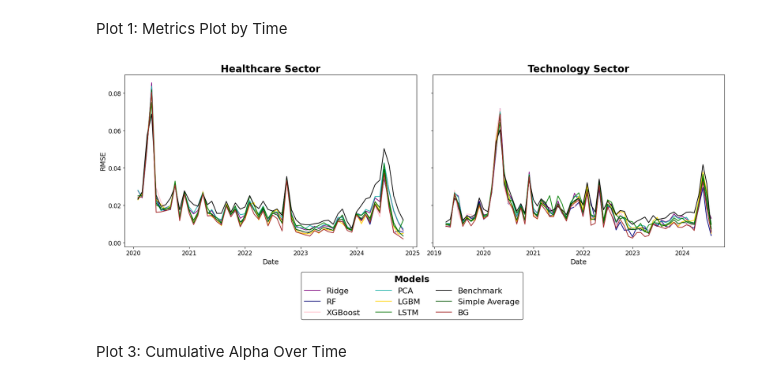
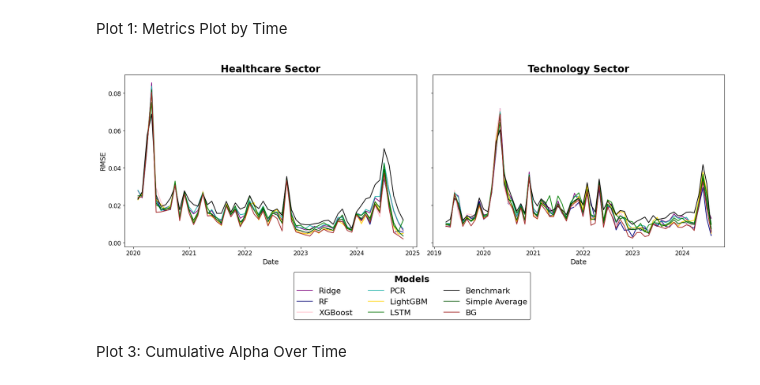
Before and after one commit to willafred/AlphaVision, a Jupyter notebook: alpha_plots.ipynb, the cells around one changed output. Saved outputs shown, nothing was run; the diff lists cells and outputs as text; code cells hidden in the pictures.

Commit message:
edit pca to pcr, lgbm to lightgbm

```diff
--- a/alpha_plots.ipynb
+++ b/alpha_plots.ipynb
@@ -85,11 +85,11 @@ Plot 1: Metrics Plot by Time
 # Single Plot
 import pandas as pd
 import matplotlib.pyplot as plt
-label_mapping = {'ridge': 'Ridge', 'xgboost': 'XGBoost', 'rf': 'RF', 'pca': 'PCA', 'lasso': 'Lasso',
-                 'lgbm':'LGBM', 'lstm':'LSTM','benchmark_alpha':'Benchmark',
+label_mapping = {'ridge': 'Ridge', 'xgboost': 'XGBoost', 'rf': 'RF', 'pca': 'PCR', 'lasso': 'Lasso',
+                 'lgbm':'LightGBM', 'lstm':'LSTM','benchmark_alpha':'Benchmark',
                  'simple_avg':'Simple Average', 'err_weighted':'BG'}
-color_list = {'Ridge': 'purple', 'XGBoost': 'pink', 'PCA': 'lightseagreen', 'RF': 'navy', 'Lasso':'crimson',
-              'LGBM':'gold', 'LSTM':'green', 'Benchmark':'black',
+color_list = {'Ridge': 'purple', 'XGBoost': 'pink', 'PCR': 'lightseagreen', 'RF': 'navy', 'Lasso':'crimson',
+              'LightGBM':'gold', 'LSTM':'green', 'Benchmark':'black',
               'Simple Average':'darkgreen', 'BG':'brown'}
 
 # Load your data (assuming it's already in a DataFrame named df)
@@ -111,34 +111,34 @@ axes[0].set_title("Healthcare Sector", fontweight='bold',fontsize = 20)
 axes[0].grid(False)
 axes[0].tick_params(axis='both', labelsize=12)
 
 # Second plot (Tech RMSE)
 for column in rmse_tech.columns:
     axes[1].plot(rmse_tech.index, rmse_tech[column], label=label_mapping[column], color=color_list[label_mapping[column]])
 
 # Formatting for the second plot
 axes[1].set_xlabel("Date", fontsize=14)
 # axes[1].set_ylabel("Value")
 axes[1].set_title("Technology Sector", fontweight='bold',fontsize = 20)
 handles, labels = plt.gca().get_legend_handles_labels()
 unique_legend = dict(zip(labels, handles))  # Remove duplicates by using a dictionary
 
 # Add the unique legend to the figure
 legend = fig.legend(unique_legend.values(), unique_legend.keys(),
            bbox_to_anchor=(0.5, -0.25), loc='lower center', ncol=3, title = "Models",
            fontsize = 16, title_fontsize = 18)
 legend.get_title().set_fontweight('bold')
 legend.set_visible(True)
 legend.get_frame().set_edgecolor('black')
 axes[1].grid(False)
 axes[1].tick_params(axis='both', labelsize=12)
 
 # Adjust layout to prevent overlap
 plt.tight_layout()
 
 # Show the plot
 plt.show()
 # %% [output]
-[figure, old version]
+[figure, new version]
 # %% [markdown]
 Plot 3: Cumulative Alpha Over Time
 # %%
```
Also changed, not shown: parts of 1 cell of this notebook.
